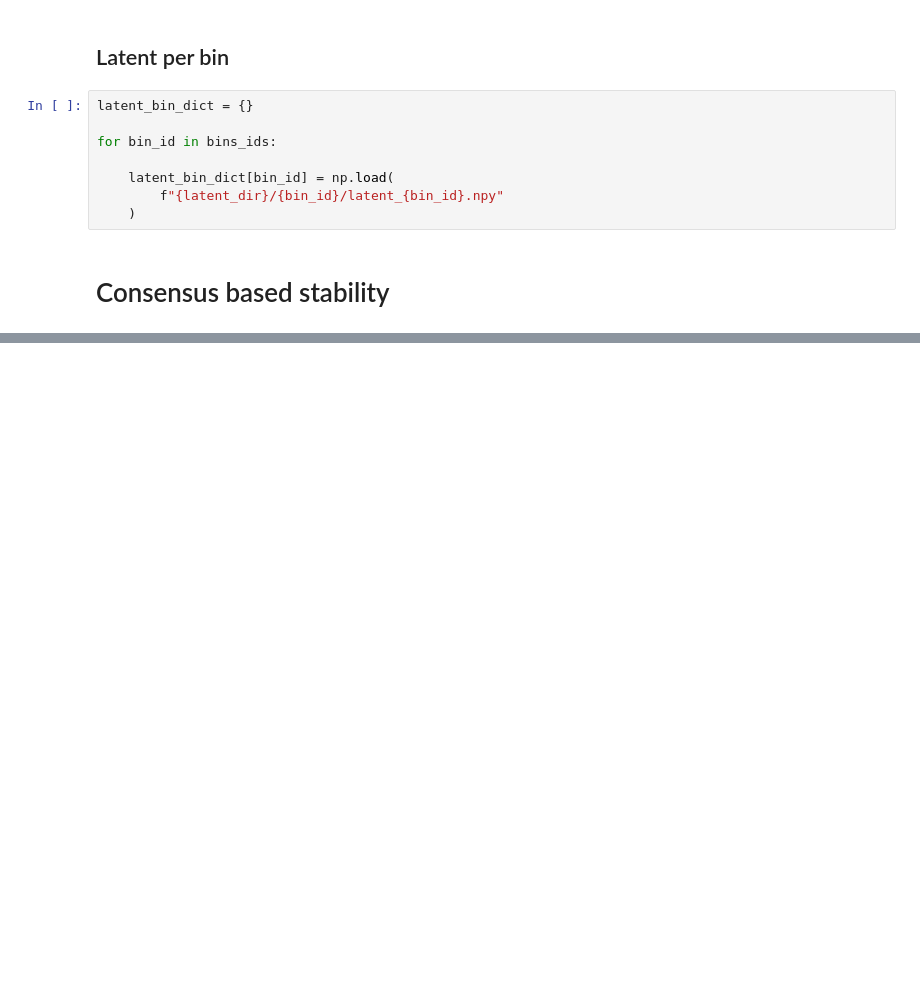
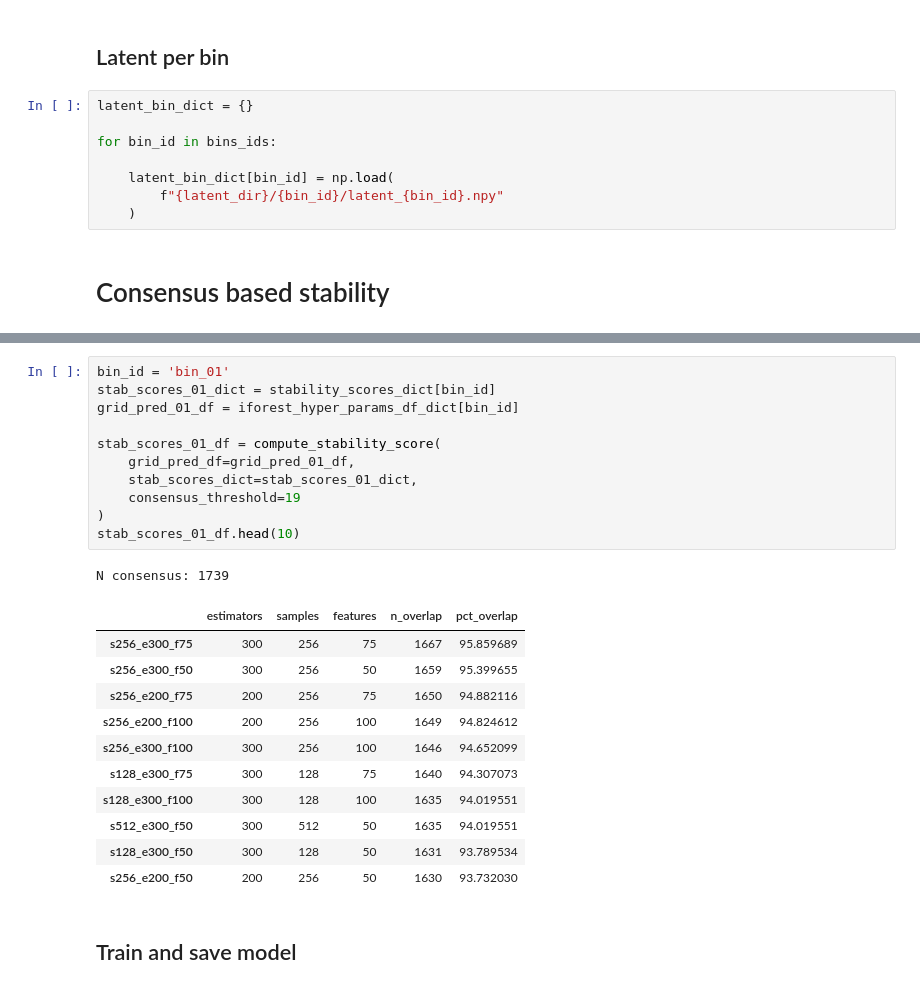
Before and after one commit to ed-ortizm/anomaly, a Jupyter notebook: thesis/iforest/01_winner_hyperparams.ipynb, the cells around one changed output, grey strips where cells are left out. Saved outputs shown, nothing was run; the diff lists cells and outputs as text; blank space fills up the shorter version.

```diff
--- a/thesis/iforest/01_winner_hyperparams.ipynb
+++ b/thesis/iforest/01_winner_hyperparams.ipynb
@@ -285,0 +414,26 @@ np.percentile(scores, 99)
+# %%
+bin_id = 'bin_01'
+stab_scores_01_dict = stability_scores_dict[bin_id]
+grid_pred_01_df = iforest_hyper_params_df_dict[bin_id]
+
+stab_scores_01_df = compute_stability_score(
+    grid_pred_df=grid_pred_01_df,
+    stab_scores_dict=stab_scores_01_dict,
+    consensus_threshold=19
+)
+stab_scores_01_df.head(10)
+# %% [output]
+N consensus: 1739
+|  | estimators | samples | features | n_overlap | pct_overlap |
+| s256_e300_f75 | 300 | 256 | 75 | 1667 | 95.859689 |
+| s256_e300_f50 | 300 | 256 | 50 | 1659 | 95.399655 |
+| s256_e200_f75 | 200 | 256 | 75 | 1650 | 94.882116 |
+| s256_e200_f100 | 200 | 256 | 100 | 1649 | 94.824612 |
+| s256_e300_f100 | 300 | 256 | 100 | 1646 | 94.652099 |
+| s128_e300_f75 | 300 | 128 | 75 | 1640 | 94.307073 |
+| s128_e300_f100 | 300 | 128 | 100 | 1635 | 94.019551 |
+| s512_e300_f50 | 300 | 512 | 50 | 1635 | 94.019551 |
+| s128_e300_f50 | 300 | 128 | 50 | 1631 | 93.789534 |
+| s256_e200_f50 | 200 | 256 | 50 | 1630 | 93.732030 |
+# %% [markdown]
+## Train and save model
```
Also changed, not shown: parts of 28 cells of this notebook, 1 other file.
